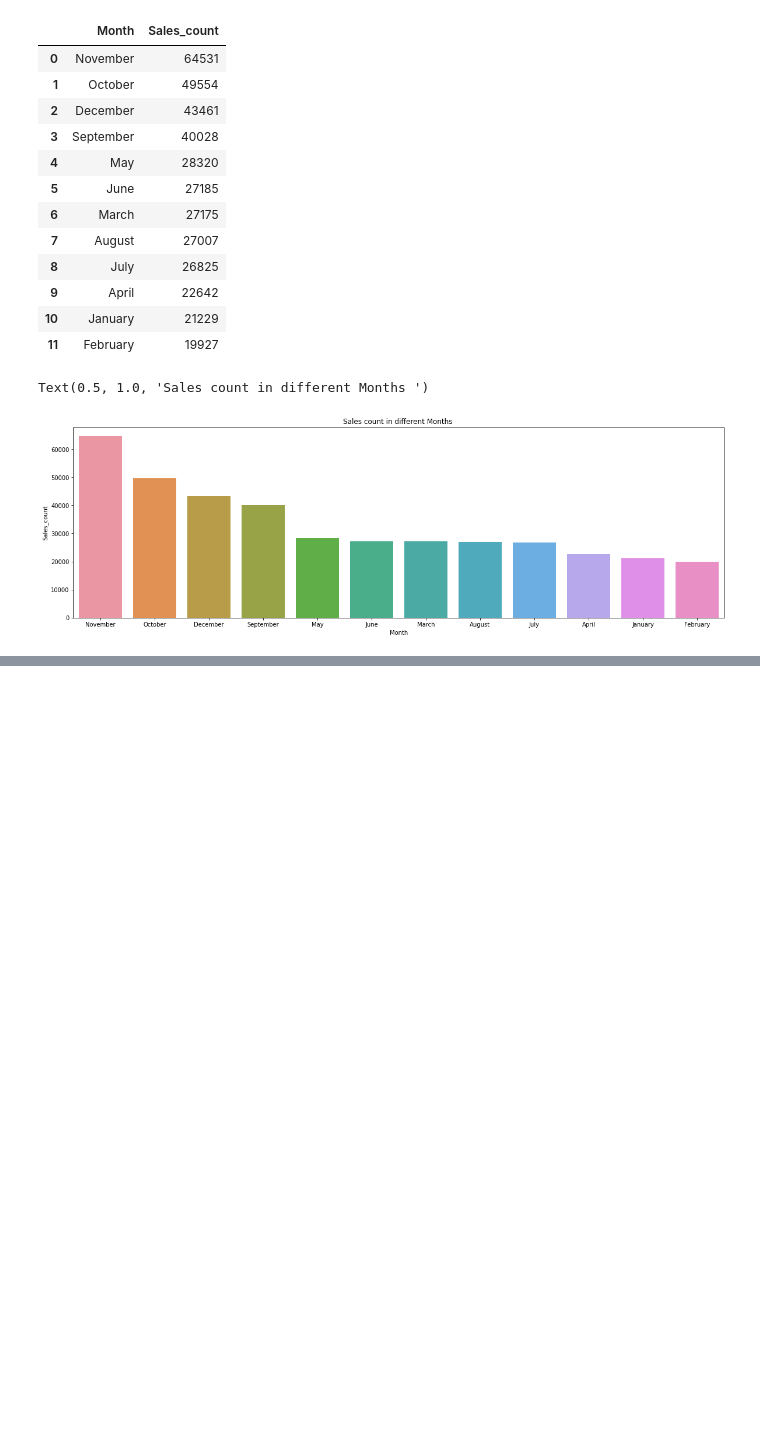
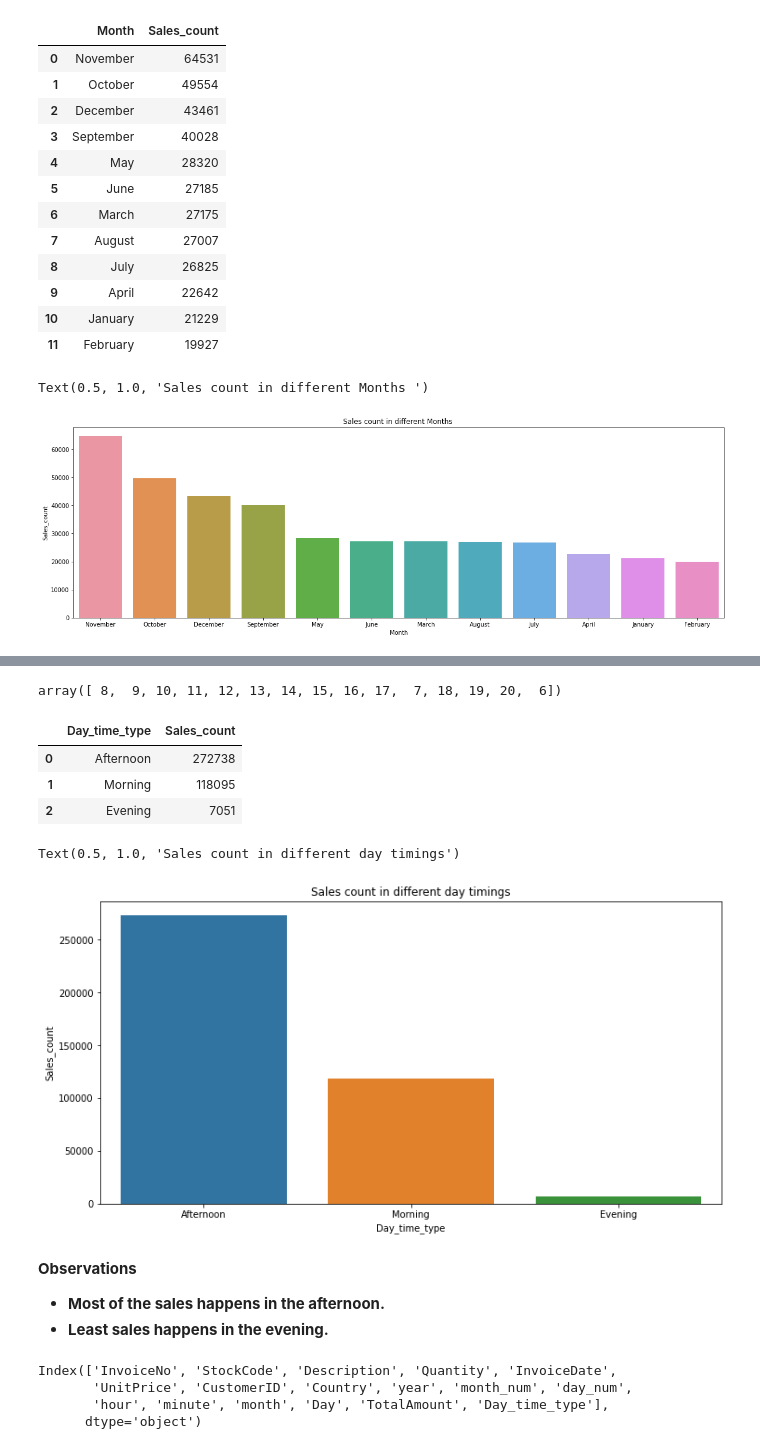
Before and after one commit to nehal35/-Online-Retail-Customer-Segmentation---Capstone-Project, a Jupyter notebook: Online_Retail_Customer_Segmentation_Capstone_Project.ipynb, the cells around one changed output, grey strips where cells are left out. Saved outputs shown, nothing was run; the diff lists cells and outputs as text; code cells hidden in the pictures; blank space fills up the shorter version.

```diff
--- a/Online_Retail_Customer_Segmentation_Capstone_Project.ipynb
+++ b/Online_Retail_Customer_Segmentation_Capstone_Project.ipynb
@@ -411,0 +440,41 @@ Text(0.5, 1.0, 'Sales count in different Months ')
+# %%
+retail_df['hour'].unique()
+# %% [output]
+array([ 8,  9, 10, 11, 12, 13, 14, 15, 16, 17,  7, 18, 19, 20,  6])
+# %%
+def time(time):
+  if(time==6 or time==7 or time==8 or time==9 or time==10 or time==11):
+    return 'Morning'
+  elif(time==12 or time==13 or time==14 or time==15 or time==16 or time==17):
+    return 'Afternoon'
+  else:
+    return 'Evening'
+# %%
+retail_df['Day_time_type']=retail_df['hour'].apply(time)
+# %%
+sales_timing=retail_df['Day_time_type'].value_counts().reset_index().rename(columns={'index':'Day_time_type','Day_time_type':'Sales_count'})
+sales_timing
+# %% [output]
+|  | Day_time_type | Sales_count |
+| 0 | Afternoon | 272738 |
+| 1 | Morning | 118095 |
+| 2 | Evening | 7051 |
+# %%
+# sales count on different days.
+plt.figure(figsize=(12,6))
+sns.barplot(x=sales_timing['Day_time_type'],y=sales_timing['Sales_count'])
+plt.title('Sales count in different day timings')
+# %% [output]
+Text(0.5, 1.0, 'Sales count in different day timings')
+[figure, added]
+# %% [markdown]
+**Observations**
+* **Most of the sales happens in the afternoon.**
+* **Least sales happens in the evening.**
+# %%
+retail_df.columns
+# %% [output]
+Index(['InvoiceNo', 'StockCode', 'Description', 'Quantity', 'InvoiceDate',
+       'UnitPrice', 'CustomerID', 'Country', 'year', 'month_num', 'day_num',
+       'hour', 'minute', 'month', 'Day', 'TotalAmount', 'Day_time_type'],
+      dtype='object')
```
Also changed, not shown: parts of 46 cells of this notebook.
